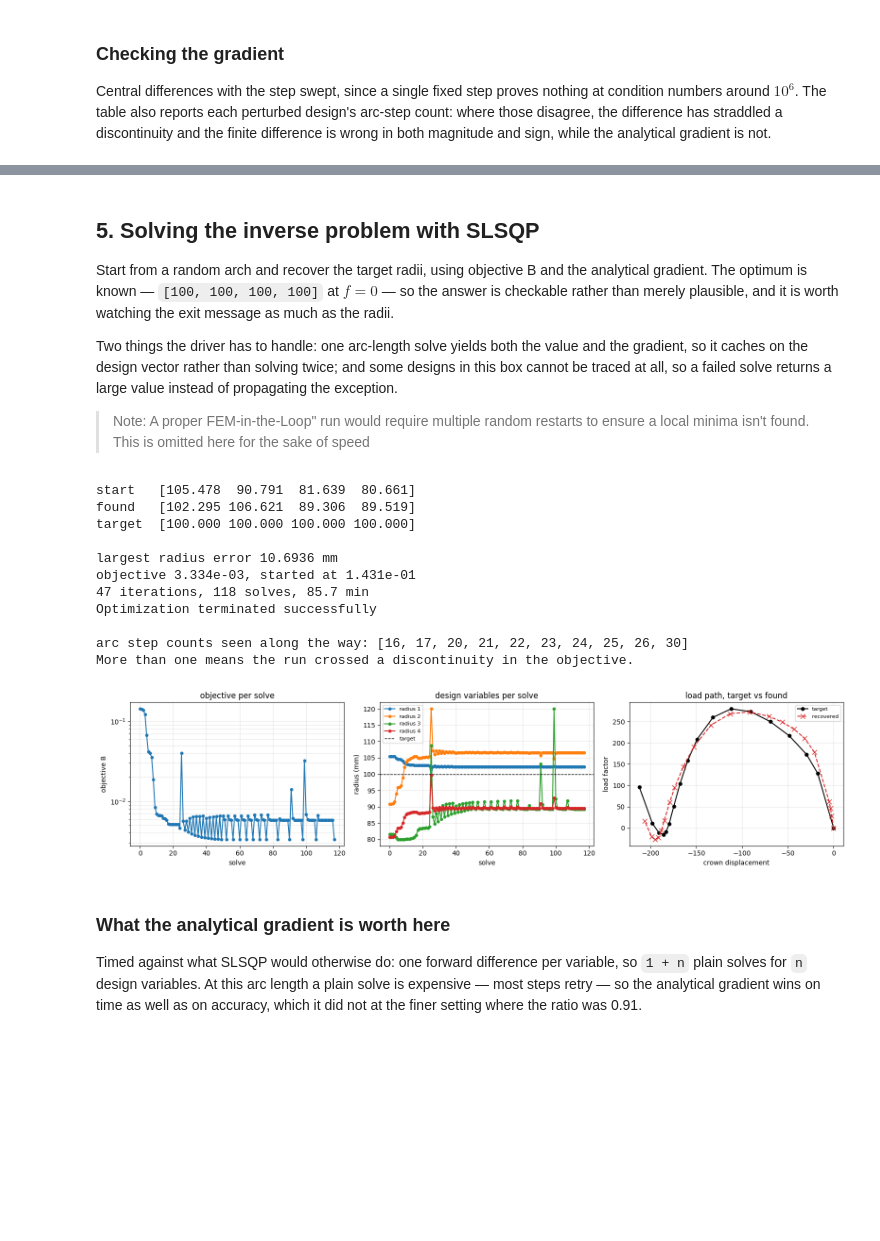
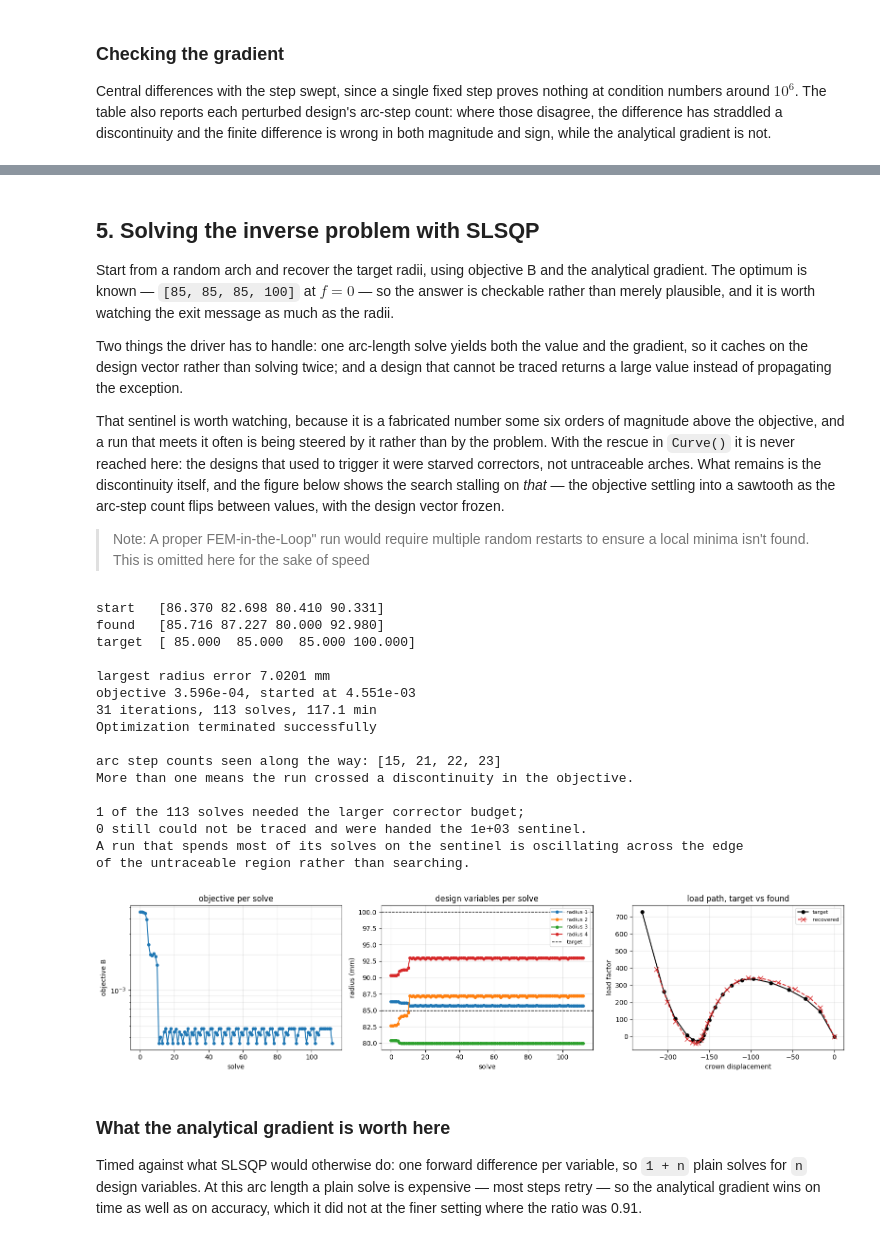
Before and after one commit to JohannBouwer/fem2d, a Jupyter notebook: research/ArcLengthControlledShapeDesign.ipynb, the cells around one changed output, grey strips where cells are left out. Drawn from its saved outputs; the diff is of its cells as text; code cells hidden in the pictures; blank space fills up the shorter version.

Commit message:
Added research papers as notebooks

```diff
--- a/research/ArcLengthControlledShapeDesign.ipynb
+++ b/research/ArcLengthControlledShapeDesign.ipynb
@@ -79,6 +85,17 @@ def Arch(ElementType, el_num, radii):
 ElNum = 20
 
 ArcStep, ArcTotal = 200, 2600
+
+# The design box and the target, written once and used everywhere below rather than
+# repeated at each call site. The radii run from the clamped end round to the pinned
+# one, so index 0 is the rightmost point on the arch and index 3 the leftmost; the
+# box gives that leftmost radius the wider range and holds the other three shallow.
+# The target lies inside the box, so objective zero is attainable and the optimiser
+# comparison is checkable rather than merely plausible.
+Lower = np.array([80.0, 80.0, 80.0, 90.0])
+Upper = np.array([90.0, 90.0, 90.0, 110.0])
+Target = np.array([85.0, 85.0, 85.0, 100.0])
+Bounds = list(zip(Lower, Upper))
 # %%
 m = Arch('Q8', ElNum, [R]*4)
 
@@ -352,8 +396,8 @@ def Interp(s, y, dy, At):
 class Objective:
     """Equations (9) and (10) of the paper, both interpolation schemes, off one solve.
 
-    Calling it returns ((fA, gA), (fB, gB)). The target is the fully symmetrical
-    arch, so the global optimum is known: zero, at the target radii themselves.
+    Calling it returns ((fA, gA), (fB, gB)). The target design lies inside the
+    box, so the global optimum is known: zero, at the target radii themselves.
     """
 
     def __init__(self, TargetRadii):
@@ -403,7 +447,7 @@ class Objective:
         return A, B
 
 
-MSE = Objective([R]*4)   # the fully symmetrical arch is the target
+MSE = Objective(Target)
 
 Retries = int(np.count_nonzero(np.round(np.diff(MSE.sT), 6) < ObjArc))
 print(f'target: {MSE.Steps} steps, arc length {MSE.sT[-1]:.1f}, {Retries} shortened by a retry')
@@ -414,11 +458,11 @@ target: 17 steps, arc length 2619.2, 10 shortened by a retry
 # %%
 # At the target itself the objective must be exactly zero, and so must its gradient.
-(fA, gA), (fB, gB) = MSE([R]*4)
+(fA, gA), (fB, gB) = MSE(Target)
 print(f'at the target   A: f = {fA:.3e}   |g| = {np.linalg.norm(gA):.3e}')
 print(f'                B: f = {fB:.3e}   |g| = {np.linalg.norm(gB):.3e}')
 
 # And at a design that is off it.
-x0 = np.array([100.0, 105.0, 98.0, 102.0])
+x0 = np.array([83.0, 87.0, 84.0, 104.0])
 (fA, gA), (fB, gB) = MSE(x0)
 print(f'\nat {x0}')
 print(f'   A: f = {fA:.8f}')
@@ -535,14 +579,21 @@ The error is summed at the crosses for A and at the plusses for B.
 ## 5. Solving the inverse problem with SLSQP
 
 Start from a random arch and recover the target radii, using objective B and the analytical
-gradient. The optimum is known — `[100, 100, 100, 100]` at $f = 0$ — so the answer is
+gradient. The optimum is known — `[85, 85, 85, 100]` at $f = 0$ — so the answer is
 checkable rather than merely plausible, and it is worth watching the exit message as much
 as the radii.
 
 Two things the driver has to handle: one arc-length solve yields both the value and the
-gradient, so it caches on the design vector rather than solving twice; and some designs in
-this box cannot be traced at all, so a failed solve returns a large value instead of
-propagating the exception.
+gradient, so it caches on the design vector rather than solving twice; and a design that
+cannot be traced returns a large value instead of propagating the exception.
+
+That sentinel is worth watching, because it is a fabricated number some six orders of
+magnitude above the objective, and a run that meets it often is being steered by it
+rather than by the problem. With the rescue in `Curve()` it is never reached here: the
+designs that used to trigger it were starved correctors, not untraceable arches. What
+remains is the discontinuity itself, and the figure below shows the search stalling on
+*that* — the objective settling into a sawtooth as the arc-step count flips between
+values, with the design vector frozen.
 
 > Note: A proper FEM-in-the-Loop" run would require multiple random restarts to ensure a local minima isn't found.
 > This is omitted here for the sake of speed
@@ -570,7 +621,9 @@ class Driver:
             Steps = self.Objective.Steps
         except RuntimeError:
             # Hand back a large value and no gradient so the line search backs
-            # out of the region rather than the whole run dying.
+            # out of the region rather than the whole run dying. Curve() has already
+            # retried on the larger corrector budget by this point, so reaching here
+            # means the design genuinely will not trace.
             self.f, self.g, Steps = self.Untraceable, np.zeros_like(x), None
         self.History.append((np.copy(x), self.f, Steps))
 
@@ -584,64 +637,77 @@ class Driver:
 
 
 Seed = 0
-Start = np.random.default_rng(Seed).uniform(80.0, 120.0, 4)
+Start = np.random.default_rng(Seed).uniform(Lower, Upper)
 
+RescuedBefore = len(Rescued)
 Drive = Driver(MSE)
 Clock = time.perf_counter()
 Result = minimize(Drive.Value, Start, jac=Drive.Grad, method='SLSQP',
-                  bounds=[(80.0, 120.0)]*4,          # the paper's design box
+                  bounds=Bounds,
                   options=dict(ftol=1e-12, maxiter=50))
 Elapsed = time.perf_counter() - Clock
+SlsqpRescues = len(Rescued) - RescuedBefore
 
 Steps = sorted({s for _, _, s in Drive.History if s is not None})
+Sentinels = sum(f == Driver.Untraceable for _, f, _ in Drive.History)
 print(f'start   {np.array2string(Start, precision=3, floatmode="fixed")}')
 print(f'found   {np.array2string(Result.x, precision=3, floatmode="fixed")}')
-print(f'target  {np.array2string(np.full(4, R), precision=3, floatmode="fixed")}')
-print(f'\nlargest radius error {np.max(np.abs(Result.x - R)):.4f} mm')
+print(f'target  {np.array2string(Target, precision=3, floatmode="fixed")}')
+print(f'\nlargest radius error {np.max(np.abs(Result.x - Target)):.4f} mm')
 print(f'objective {Result.fun:.3e}, started at {Drive.History[0][1]:.3e}')
 print(f'{Result.nit} iterations, {len(Drive.History)} solves, {Elapsed/60:.1f} min')
 print(f'{Result.message}')
 print(f'\narc step counts seen along the way: {Steps}')
 print('More than one means the run crossed a discontinuity in the objective.'
       if len(Steps) > 1 else 'Only one, so the run never crossed a discontinuity.')
+print(f'\n{SlsqpRescues} of the {len(Drive.History)} solves needed the larger corrector budget;')
+print(f'{Sentinels} still could not be traced and were handed the {Driver.Untraceable:.0e} sentinel.')
+print('A run that spends most of its solves on the sentinel is oscillating across the edge')
+print('of the untraceable region rather than searching.')
 # %% [output]
-start   [105.478  90.791  81.639  80.661]
-found   [102.295 106.621  89.306  89.519]
-target  [100.000 100.000 100.000 100.000]
+start   [86.370 82.698 80.410 90.331]
+found   [85.716 87.227 80.000 92.980]
+target  [ 85.000  85.000  85.000 100.000]
 
-largest radius error 10.6936 mm
-objective 3.334e-03, started at 1.431e-01
-47 iterations, 118 solves, 85.7 min
+largest radius error 7.0201 mm
+objective 3.596e-04, started at 4.551e-03
+31 iterations, 113 solves, 117.1 min
 Optimization terminated successfully
 
-arc step counts seen along the way: [16, 17, 20, 21, 22, 23, 24, 25, 26, 30]
+arc step counts seen along the way: [15, 21, 22, 23]
 More than one means the run crossed a discontinuity in the objective.
+
+1 of the 113 solves needed the larger corrector budget;
+0 still could not be traced and were handed the 1e+03 sentinel.
+A run that spends most of its solves on the sentinel is oscillating across the edge
+of the untraceable region rather than searching.
 # %%
 fig, (a1, a2, a3) = plt.subplots(1, 3, figsize=(16, 4.0))
 
 Fs = [f for _, f, _ in Drive.History]
 Xs = np.array([x for x, _, _ in Drive.History])
 
 a1.semilogy(Fs, 'o-', ms=4)
 a1.set(xlabel='solve', ylabel='objective B', title='objective per solve')
 a1.grid(alpha=0.3, which='both')
 
 for i in range(4):
     a2.plot(Xs[:, i], 'o-', ms=4, label=f'radius {i+1}')
-a2.axhline(R, color='k', ls='--', lw=1, label='target')
+for j, Value in enumerate(np.unique(Target)):
+    a2.axhline(Value, color='k', ls='--', lw=1, label='target' if j == 0 else None)
 a2.set(xlabel='solve', ylabel='radius (mm)', title='design variables per solve')
 a2.legend(fontsize=8)
 a2.grid(alpha=0.3)
 
 sF, uF, lamF, _, _ = Curve(Result.x, Sensitivity=False)
 a3.plot(MSE.uT, MSE.lamT, 'o-', color='k', ms=5, lw=1.5, label='target')
 a3.plot(uF, lamF, 'x--', color='tab:red', ms=7, label='recovered')
 a3.set(xlabel='crown displacement', ylabel='load factor', title='load path, target vs found')
 a3.legend(fontsize=8)
 a3.grid(alpha=0.3)
 plt.tight_layout()
 # %% [output]
-[figure, old version]
+[figure, new version]
 # %% [markdown]
 ### What the analytical gradient is worth here
 
```
Also changed, not shown: parts of 14 cells of this notebook, 3 other files.
